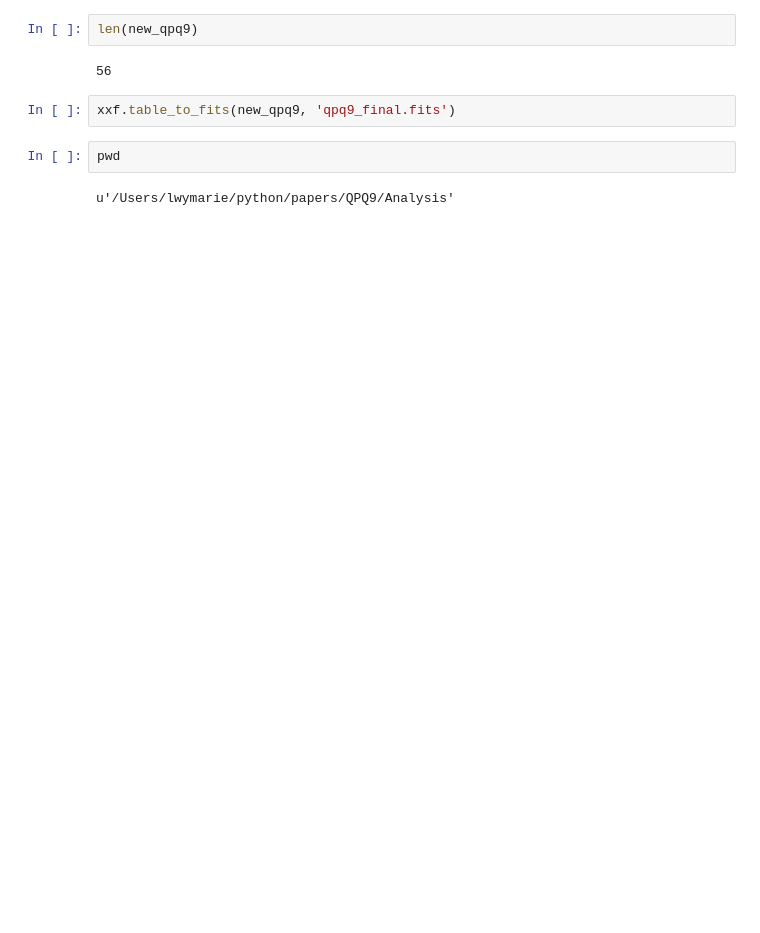
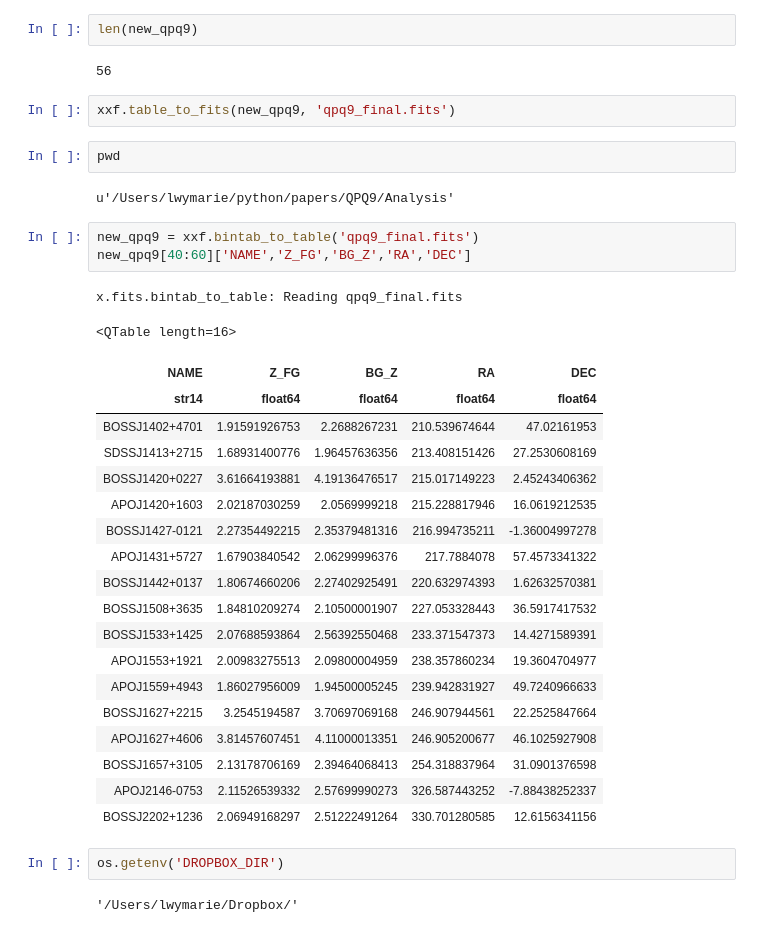
Before and after one commit to qsopairs/papers, a Jupyter notebook: QPQ9/Analysis/QPQ9_sample.ipynb, the cells around one changed output. Saved outputs shown, nothing was run; the diff lists cells and outputs as text; blank space fills up the shorter version.

```diff
--- a/QPQ9/Analysis/QPQ9_sample.ipynb
+++ b/QPQ9/Analysis/QPQ9_sample.ipynb
@@ -344,3 +344,31 @@ xxf.table_to_fits(new_qpq9, 'qpq9_final.fits')
 pwd
 # %% [output]
 u'/Users/lwymarie/python/papers/QPQ9/Analysis'
+# %%
+new_qpq9 = xxf.bintab_to_table('qpq9_final.fits')
+new_qpq9[40:60]['NAME','Z_FG','BG_Z','RA','DEC']
+# %% [output]
+x.fits.bintab_to_table: Reading qpq9_final.fits
+<QTable length=16>
+| NAME | Z_FG | BG_Z | RA | DEC |
+| str14 | float64 | float64 | float64 | float64 |
+| BOSSJ1402+4701 | 1.91591926753 | 2.2688267231 | 210.539674644 | 47.02161953 |
+| SDSSJ1413+2715 | 1.68931400776 | 1.96457636356 | 213.408151426 | 27.2530608169 |
+| BOSSJ1420+0227 | 3.61664193881 | 4.19136476517 | 215.017149223 | 2.45243406362 |
+| APOJ1420+1603 | 2.02187030259 | 2.0569999218 | 215.228817946 | 16.0619212535 |
+| BOSSJ1427-0121 | 2.27354492215 | 2.35379481316 | 216.994735211 | -1.36004997278 |
+| APOJ1431+5727 | 1.67903840542 | 2.06299996376 | 217.7884078 | 57.4573341322 |
+| BOSSJ1442+0137 | 1.80674660206 | 2.27402925491 | 220.632974393 | 1.62632570381 |
+| BOSSJ1508+3635 | 1.84810209274 | 2.10500001907 | 227.053328443 | 36.5917417532 |
+| BOSSJ1533+1425 | 2.07688593864 | 2.56392550468 | 233.371547373 | 14.4271589391 |
+| APOJ1553+1921 | 2.00983275513 | 2.09800004959 | 238.357860234 | 19.3604704977 |
+| APOJ1559+4943 | 1.86027956009 | 1.94500005245 | 239.942831927 | 49.7240966633 |
+| BOSSJ1627+2215 | 3.2545194587 | 3.70697069168 | 246.907944561 | 22.2525847664 |
+| APOJ1627+4606 | 3.81457607451 | 4.11000013351 | 246.905200677 | 46.1025927908 |
+| BOSSJ1657+3105 | 2.13178706169 | 2.39464068413 | 254.318837964 | 31.0901376598 |
+| APOJ2146-0753 | 2.11526539332 | 2.57699990273 | 326.587443252 | -7.88438252337 |
+| BOSSJ2202+1236 | 2.06949168297 | 2.51222491264 | 330.701280585 | 12.6156341156 |
+# %%
+os.getenv('DROPBOX_DIR')
+# %% [output]
+'/Users/lwymarie/Dropbox/'
```
Also changed, not shown: 12 other files.
